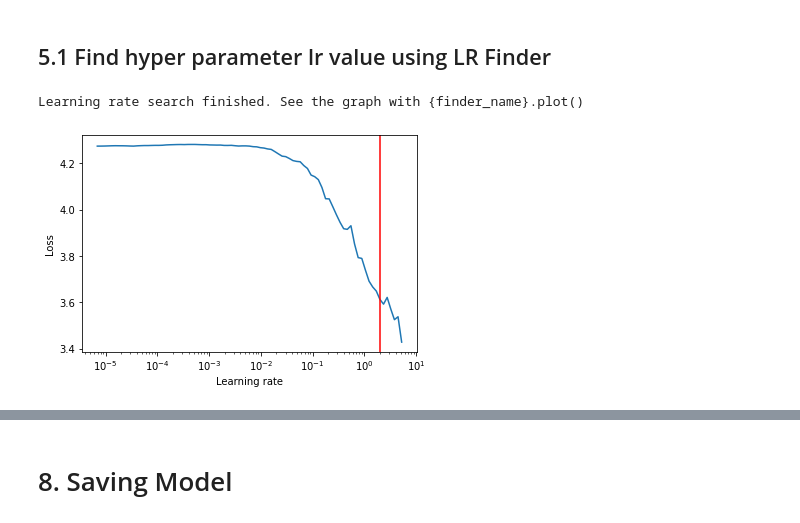
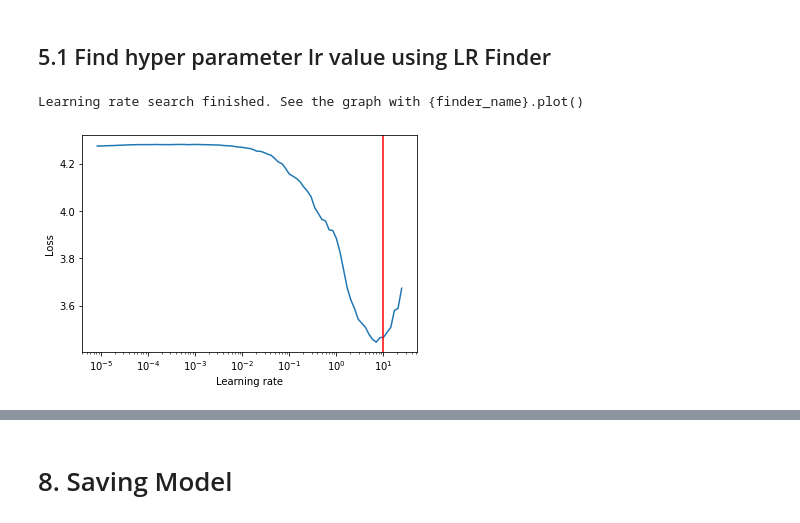
Before and after one commit to EVA4-RS-Group/Phase2, a Jupyter notebook: S4_FaceRecognition/EVA4_P2_S4_Face_Recognition_v2.ipynb, the cells around one changed output, grey strips where cells are left out. Saved outputs shown, nothing was run; the diff lists cells and outputs as text; code cells hidden in the pictures.

```diff
--- a/S4_FaceRecognition/EVA4_P2_S4_Face_Recognition_v2.ipynb
+++ b/S4_FaceRecognition/EVA4_P2_S4_Face_Recognition_v2.ipynb
@@ -33,7 +40,7 @@ from Modules import *
 ## 2.1 Load images in to DataSet and also perform data transforms
 # %%
 device = torch.device("cuda:0" if torch.cuda.is_available() else "cpu")
-data = LoadFaceDataset('/content/Data_Processed', batch_size = 8)
+data = LoadFaceDataset('/content/Data_Processed', batch_size = 16)
 # %% [output]
 ['AishwaryaRai', 'Alejandro_Toledo', 'Alvaro_Uribe', 'Amelie_Mauresmo', 'Andre_Agassi', 'Angelina_Jolie', 'Ariel_Sharon', 'Arnold_Schwarzenegger', 'Atal_Bihari_Vajpayee', 'Bill_Clinton', 'Carlos_Menem ...
 # %% [markdown]
@@ -92,12 +99,12 @@ model_ft = model_ft.to(device)
 # %%
 criterion = nn.CrossEntropyLoss()
 optimizer = optim.SGD(model_ft.parameters(), lr=1e-6, weight_decay=0.01,momentum=0.9)
 lr_finder = LRFinder(model_ft, optimizer, criterion, device="cuda")
-lr_finder.range_test(data.dataloaders['train'], end_lr=10, num_iter=100)
-lr_finder.plot(show_lr=2.0) # to inspect the loss-learning rate graph
+lr_finder.range_test(data.dataloaders['train'], end_lr=50, num_iter=100)
+lr_finder.plot(show_lr=10.0) # to inspect the loss-learning rate graph
 lr_finder.reset() # to reset the model and optimizer to their initial stat
 # %% [output]
 Learning rate search finished. See the graph with {finder_name}.plot()
-[figure, old version]
+[figure, new version]
 # %%
 # Observe that all parameters are being optimized
```
Also changed, not shown: parts of 6 cells of this notebook.
